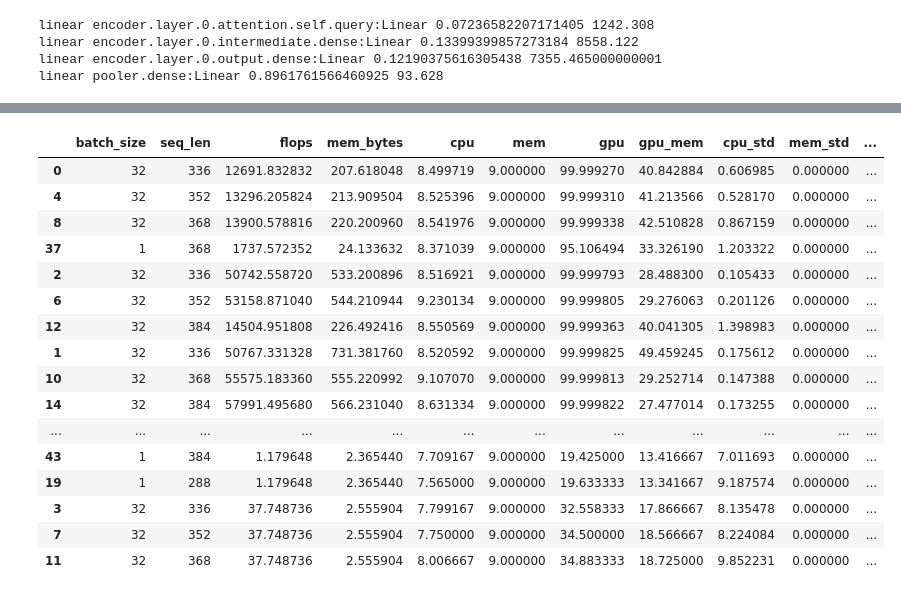
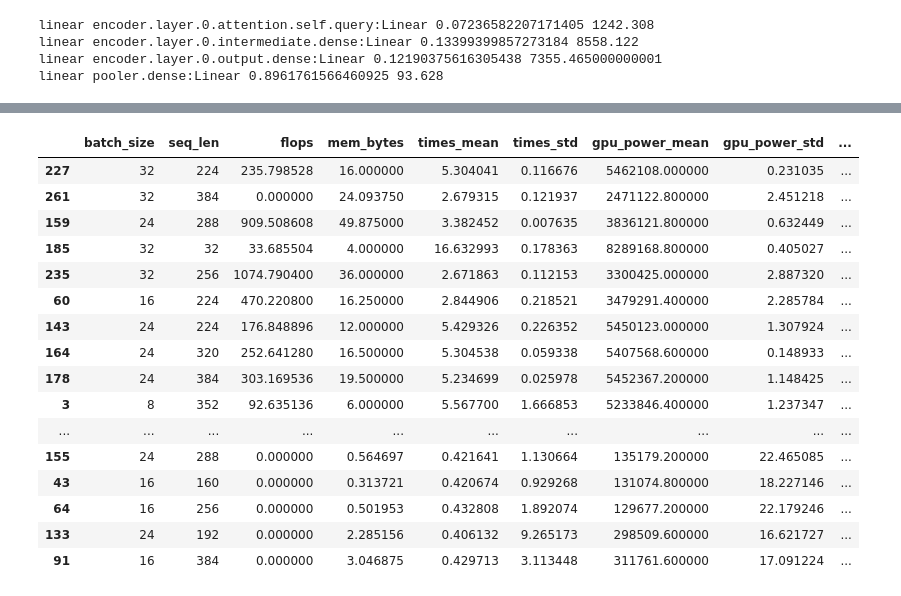
Before and after one commit to Vanessa96/DetecTor, a Jupyter notebook: trace_cg.ipynb, the cells around one changed output, grey strips where cells are left out. Cells and saved outputs as stored; diff of their text form; code cells hidden in the pictures.

Commit message:
update module level exp

```diff
--- a/trace_cg.ipynb
+++ b/trace_cg.ipynb
@@ -276,11 +415,11 @@ class Namespace:
 res_names = ['cpu', 'mem', 'gpu', 'gpu_mem']
 
 feature_names = ['batch_size', 'seq_len', 'flops',
-                 'mem_bytes'] + res_names + [f'{k}_std' for k in res_names] + \
+                 'mem_bytes'] + \
                 ['times_mean', 'times_std',
                  'gpu_power_mean', 'gpu_power_std',
                  'energy_mean', 'energy_std',
-                 'level_name', 'model_name']
+                 'level_name', 'model_name'] + res_names + [f'{k}_std' for k in res_names]
 
 def process_record(energy, prof_info, res, feature_values,
                    model_name, bs, runs, seq_len):
@@ -309,7 +448,7 @@ def process_record(energy, prof_info, res, feature_values,
 
             e_s = bisect.bisect_right(energy_t, start_r)
             e_e = bisect.bisect_right(energy_t, end_r)
-            energy_r = energy[e_s:e_e]['value'].sum().div(repeats)
+            energy_r = energy[e_s:e_e]['value'].div(repeats).sum()
             energy_runs.append(energy_r)
 
         times_mean = np.mean(times_runs)
@@ -340,7 +479,7 @@ def process_record(energy, prof_info, res, feature_values,
 # %%
 args=Namespace(out_dir='data/small-exp',
                models=["google/mobilebert-uncased", "bert-base-uncased", "distilbert-base-uncased", "roberta-base"],
-               exp_type='model', exp_name='model-exp2',
+               exp_type='ml', exp_name='ml-exp',
                runs=5, batch_size=34, batch_step=2, seq_step=16, input_length=400)
 
 out_dir = Path(args.out_dir)
@@ -353,10 +492,6 @@ seq_step = args.seq_step
 exp_type = args.exp_type
 exp_name = args.exp_name
 # %%
-
-
-feature_file = out_dir / f'{exp_name}_features.csv'
-
 res = pd.read_csv(out_dir / f'{exp_name}-res.csv')
 energy = pd.read_csv(out_dir / f'{exp_name}-energy.csv',
                      error_bad_lines=False, usecols=[0, 2])
@@ -365,12 +500,14 @@ energy = energy[energy['timestamp'].apply(lambda x: is_float(x))]
 
 energy['value'] = energy['value'].astype(float).div(100)
 energy['timestamp'] = energy['timestamp'].astype(float)
-
+infos = []
 for model_name in args.models:
+    name_s = sanitize(model_name)
+    feature_file = out_dir / f'{exp_name}_{name_s}_features.csv'
     feature_values = {k: [] for k in feature_names}
     for bs in list(range(2, batch_size, batch_step)) + [1]:
         for seq_len in range(16, input_length, seq_step):
-            name_s = sanitize(model_name)
+
             filename = f'{name_s}_{exp_type}_r{runs}_b{bs}_i{seq_len}.json'
             prof_file = Path(out_dir) / exp_name / filename
             if not prof_file.exists():
@@ -380,6 +517,7 @@ for model_name in args.models:
             process_record(energy, prof_info, res, feature_values,
                            model_name, bs, runs, seq_len)
     info = pd.DataFrame(data=feature_values)
+    infos.append(info)
     info.to_csv(feature_file)
     print(f'{model_name} done.')
 # %% [output]
@@ -424,23 +528,20 @@ model_name 44
-# %%
-pd.set_option('display.max_rows', 300)
-# res
 # %%
-info.sort_values('energy_std')
+infos[0].sort_values('energy_std')
 # %% [output]
-|  | batch_size | seq_len | flops | mem_bytes | cpu | mem | gpu | gpu_mem | cpu_std | mem_std | ... |
-| 0 | 32 | 336 | 12691.832832 | 207.618048 | 8.499719 | 9.000000 | 99.999270 | 40.842884 | 0.606985 | 0.000000 | ... |
-| 4 | 32 | 352 | 13296.205824 | 213.909504 | 8.525396 | 9.000000 | 99.999310 | 41.213566 | 0.528170 | 0.000000 | ... |
-| 8 | 32 | 368 | 13900.578816 | 220.200960 | 8.541976 | 9.000000 | 99.999338 | 42.510828 | 0.867159 | 0.000000 | ... |
-| 37 | 1 | 368 | 1737.572352 | 24.133632 | 8.371039 | 9.000000 | 95.106494 | 33.326190 | 1.203322 | 0.000000 | ... |
-| 2 | 32 | 336 | 50742.558720 | 533.200896 | 8.516921 | 9.000000 | 99.999793 | 28.488300 | 0.105433 | 0.000000 | ... |
-| 6 | 32 | 352 | 53158.871040 | 544.210944 | 9.230134 | 9.000000 | 99.999805 | 29.276063 | 0.201126 | 0.000000 | ... |
-| 12 | 32 | 384 | 14504.951808 | 226.492416 | 8.550569 | 9.000000 | 99.999363 | 40.041305 | 1.398983 | 0.000000 | ... |
-| 1 | 32 | 336 | 50767.331328 | 731.381760 | 8.520592 | 9.000000 | 99.999825 | 49.459245 | 0.175612 | 0.000000 | ... |
-| 10 | 32 | 368 | 55575.183360 | 555.220992 | 9.107070 | 9.000000 | 99.999813 | 29.252714 | 0.147388 | 0.000000 | ... |
-| 14 | 32 | 384 | 57991.495680 | 566.231040 | 8.631334 | 9.000000 | 99.999822 | 27.477014 | 0.173255 | 0.000000 | ... |
-| ... | ... | ... | ... | ... | ... | ... | ... | ... | ... | ... | ... |
-| 43 | 1 | 384 | 1.179648 | 2.365440 | 7.709167 | 9.000000 | 19.425000 | 13.416667 | 7.011693 | 0.000000 | ... |
-| 19 | 1 | 288 | 1.179648 | 2.365440 | 7.565000 | 9.000000 | 19.633333 | 13.341667 | 9.187574 | 0.000000 | ... |
-| 3 | 32 | 336 | 37.748736 | 2.555904 | 7.799167 | 9.000000 | 32.558333 | 17.866667 | 8.135478 | 0.000000 | ... |
-| 7 | 32 | 352 | 37.748736 | 2.555904 | 7.750000 | 9.000000 | 34.500000 | 18.566667 | 8.224084 | 0.000000 | ... |
-| 11 | 32 | 368 | 37.748736 | 2.555904 | 8.006667 | 9.000000 | 34.883333 | 18.725000 | 9.852231 | 0.000000 | ... |
+|  | batch_size | seq_len | flops | mem_bytes | times_mean | times_std | gpu_power_mean | gpu_power_std | ... |
+| 227 | 32 | 224 | 235.798528 | 16.000000 | 5.304041 | 0.116676 | 5462108.000000 | 0.231035 | ... |
+| 261 | 32 | 384 | 0.000000 | 24.093750 | 2.679315 | 0.121937 | 2471122.800000 | 2.451218 | ... |
+| 159 | 24 | 288 | 909.508608 | 49.875000 | 3.382452 | 0.007635 | 3836121.800000 | 0.632449 | ... |
+| 185 | 32 | 32 | 33.685504 | 4.000000 | 16.632993 | 0.178363 | 8289168.800000 | 0.405027 | ... |
+| 235 | 32 | 256 | 1074.790400 | 36.000000 | 2.671863 | 0.112153 | 3300425.000000 | 2.887320 | ... |
+| 60 | 16 | 224 | 470.220800 | 16.250000 | 2.844906 | 0.218521 | 3479291.400000 | 2.285784 | ... |
+| 143 | 24 | 224 | 176.848896 | 12.000000 | 5.429326 | 0.226352 | 5450123.000000 | 1.307924 | ... |
+| 164 | 24 | 320 | 252.641280 | 16.500000 | 5.304538 | 0.059338 | 5407568.600000 | 0.148933 | ... |
+| 178 | 24 | 384 | 303.169536 | 19.500000 | 5.234699 | 0.025978 | 5452367.200000 | 1.148425 | ... |
+| 3 | 8 | 352 | 92.635136 | 6.000000 | 5.567700 | 1.666853 | 5233846.400000 | 1.237347 | ... |
+| ... | ... | ... | ... | ... | ... | ... | ... | ... | ... |
+| 155 | 24 | 288 | 0.000000 | 0.564697 | 0.421641 | 1.130664 | 135179.200000 | 22.465085 | ... |
+| 43 | 16 | 160 | 0.000000 | 0.313721 | 0.420674 | 0.929268 | 131074.800000 | 18.227146 | ... |
+| 64 | 16 | 256 | 0.000000 | 0.501953 | 0.432808 | 1.892074 | 129677.200000 | 22.179246 | ... |
+| 133 | 24 | 192 | 0.000000 | 2.285156 | 0.406132 | 9.265173 | 298509.600000 | 16.621727 | ... |
+| 91 | 16 | 384 | 0.000000 | 3.046875 | 0.429713 | 3.113448 | 311761.600000 | 17.091224 | ... |
```
Also changed, not shown: parts of 26 cells of this notebook, 3 other files.
